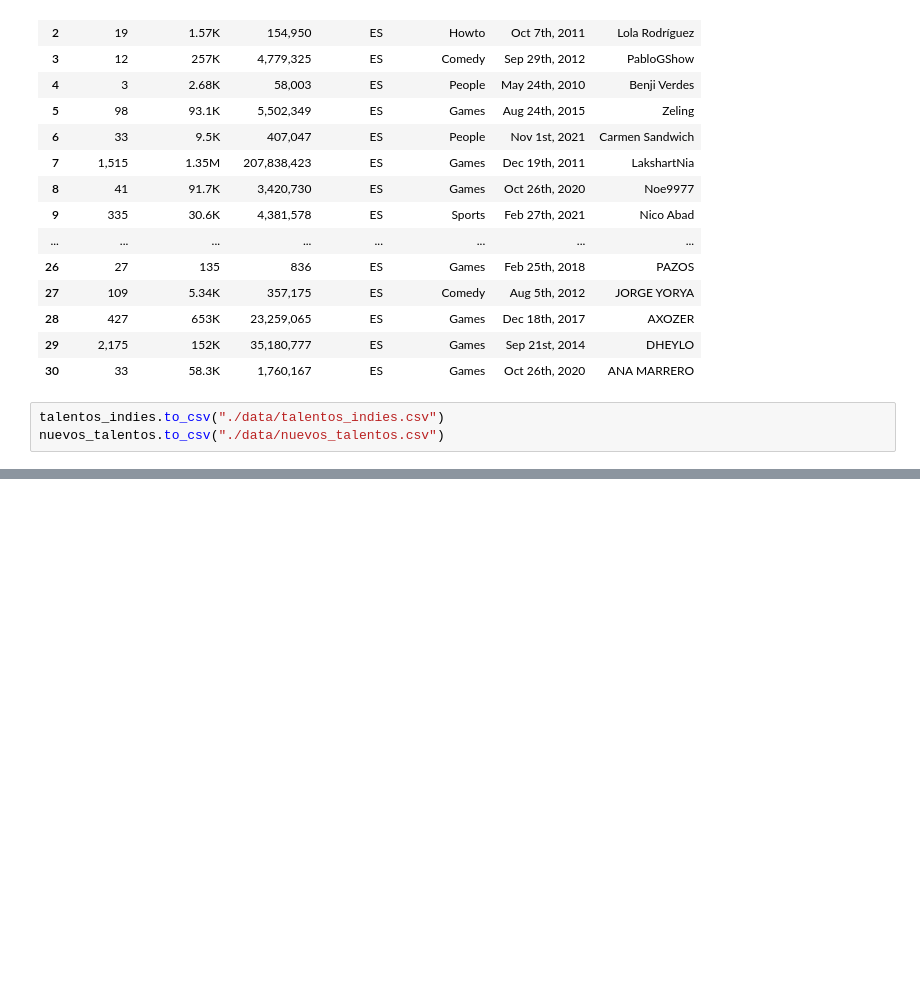
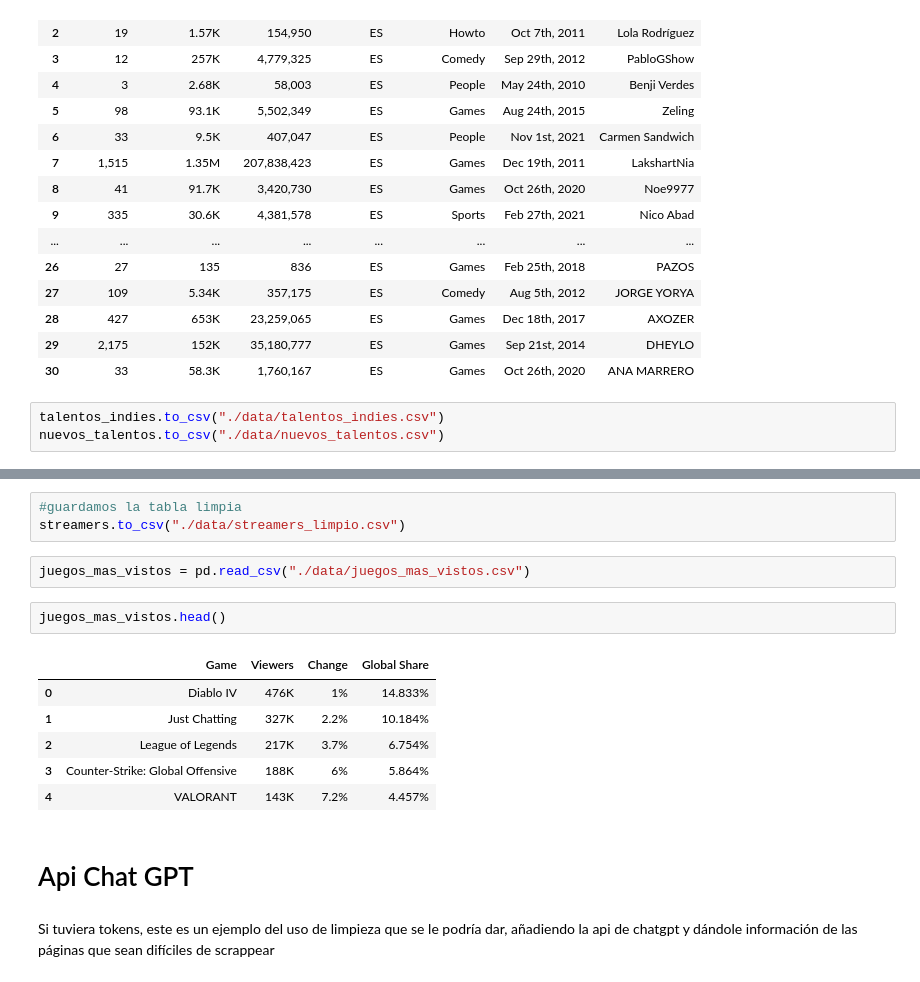
Before and after one commit to giottomillan/project_play, a Jupyter notebook: scrapping.ipynb, the cells around one changed output, grey strips where cells are left out. Saved outputs shown, nothing was run; the diff lists cells and outputs as text; blank space fills up the shorter version.

```diff
--- a/scrapping.ipynb
+++ b/scrapping.ipynb
@@ -836,0 +1074,18 @@ nuevos_talentos.to_csv("./data/nuevos_talentos.csv")
+# %%
+#guardamos la tabla limpia
+streamers.to_csv("./data/streamers_limpio.csv")
+# %%
+juegos_mas_vistos = pd.read_csv("./data/juegos_mas_vistos.csv")
+# %%
+juegos_mas_vistos.head()
+# %% [output]
+|  | Game | Viewers | Change | Global Share |
+| 0 | Diablo IV | 476K | 1% | 14.833% |
+| 1 | Just Chatting | 327K | 2.2% | 10.184% |
+| 2 | League of Legends | 217K | 3.7% | 6.754% |
+| 3 | Counter-Strike: Global Offensive | 188K | 6% | 5.864% |
+| 4 | VALORANT | 143K | 7.2% | 4.457% |
+# %% [markdown]
+# Api Chat GPT
+# %% [markdown]
+Si tuviera tokens, este es un ejemplo del uso de limpieza que se le podría dar, añadiendo la api de chatgpt y dándole información de las páginas que sean difíciles de scrappear
```
Also changed, not shown: parts of 24 cells of this notebook, 8 other files.
